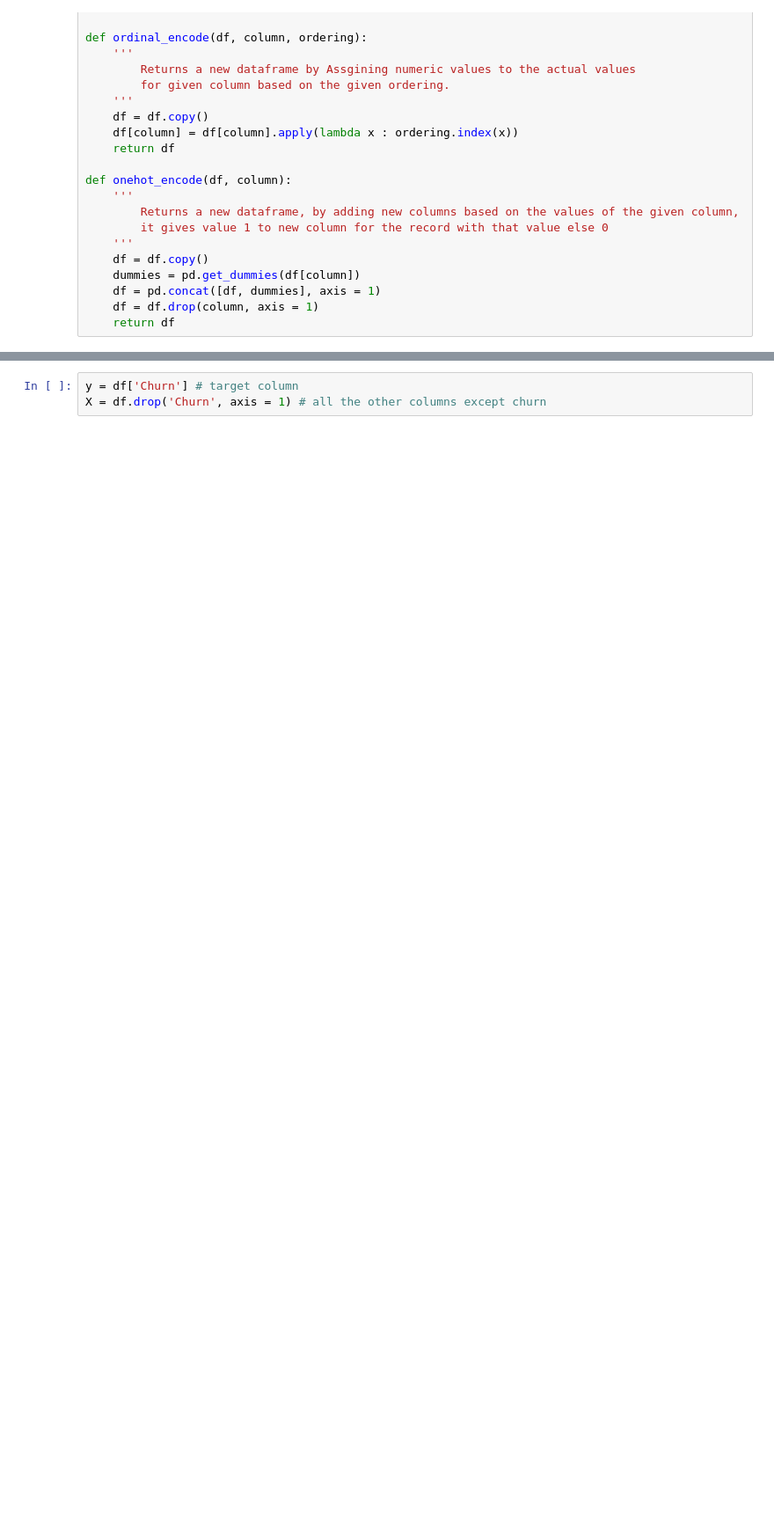
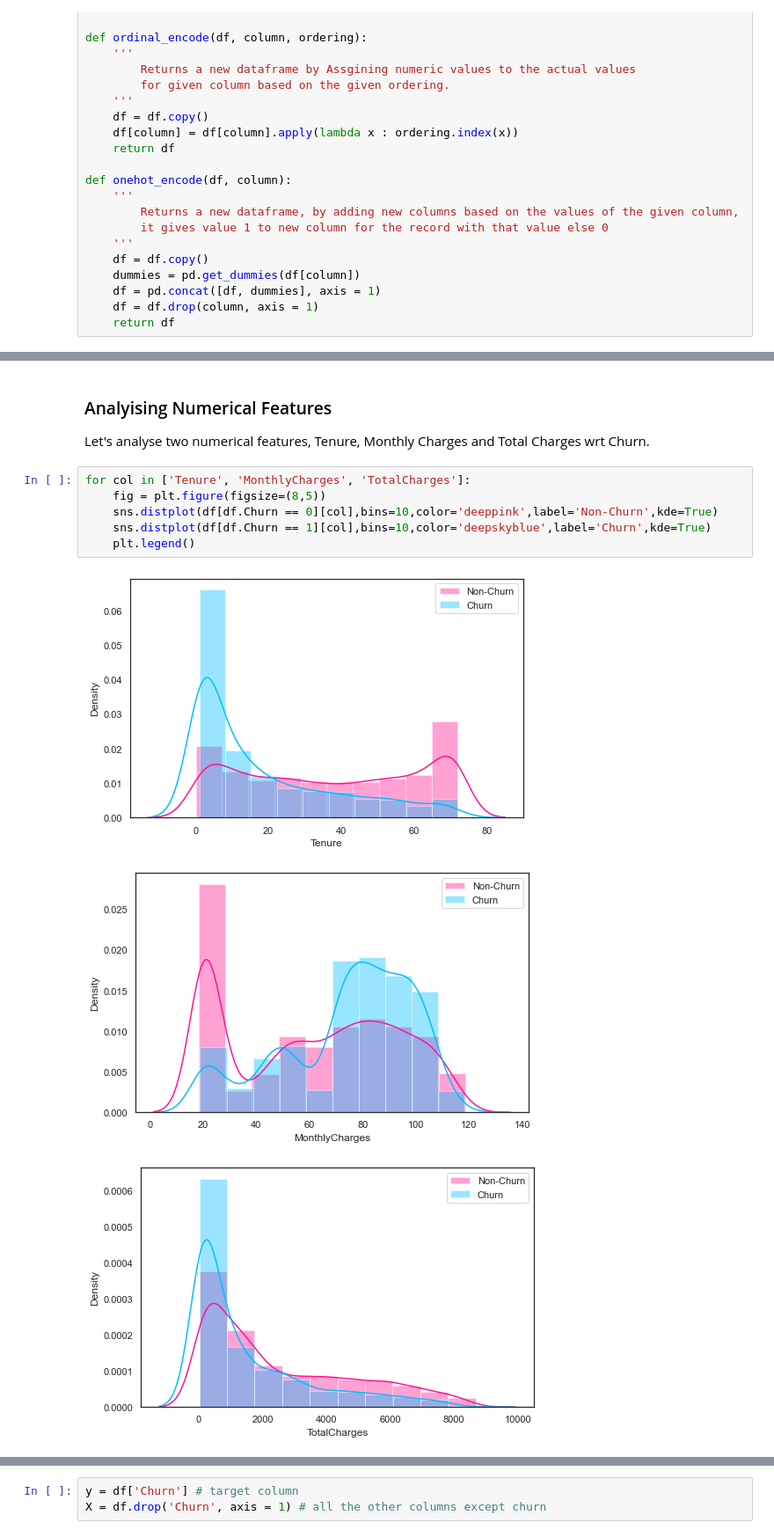
Before and after one commit to vnaazleen/telco-churn-prediction, a Jupyter notebook: Telco Customer Churn.ipynb, the cells around one changed output, grey strips where cells are left out. Shown at 88% size. Saved outputs shown, nothing was run; the diff lists cells and outputs as text; blank space fills up the shorter version.

```diff
--- a/Telco Customer Churn.ipynb
+++ b/Telco Customer Churn.ipynb
@@ -501,0 +515,14 @@ The train-test split procedure is used to estimate the performance of machine le
+# %% [markdown]
+### Analyising Numerical Features
+
+Let's analyse two numerical features, Tenure, Monthly Charges and Total Charges wrt Churn.
+# %%
+for col in ['Tenure', 'MonthlyCharges', 'TotalCharges']:
+    fig = plt.figure(figsize=(8,5))
+    sns.distplot(df[df.Churn == 0][col],bins=10,color='deeppink',label='Non-Churn',kde=True)
+    sns.distplot(df[df.Churn == 1][col],bins=10,color='deepskyblue',label='Churn',kde=True)
+    plt.legend()
+# %% [output]
+[figure, added]
+[figure, added]
+[figure, added]
```
Also changed, not shown: parts of 27 cells of this notebook.
